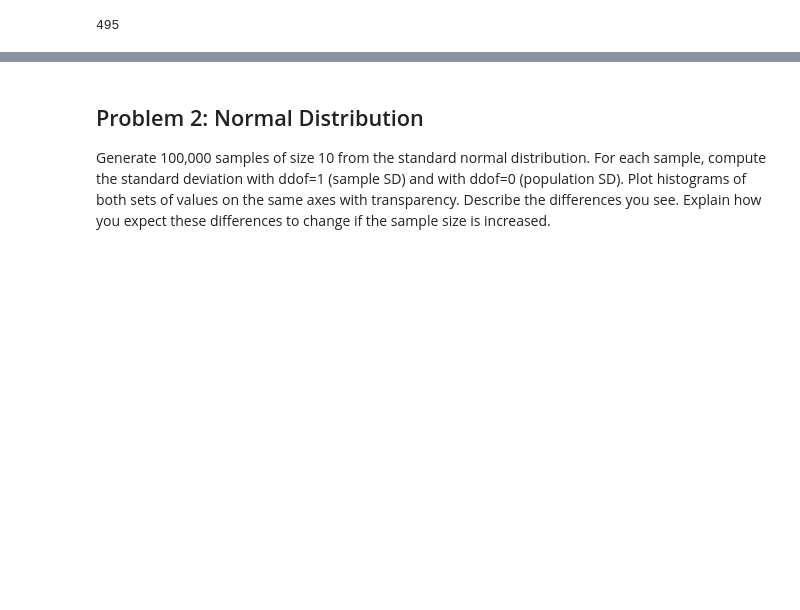
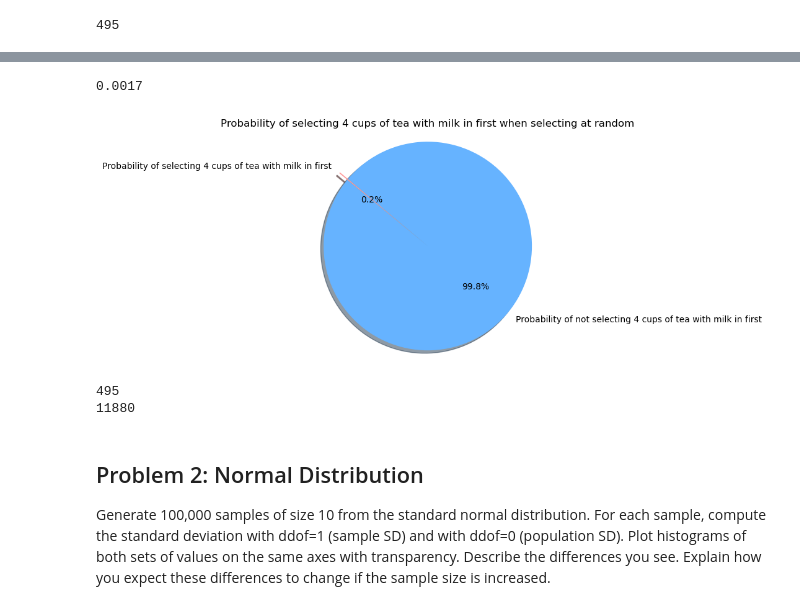
Before and after one commit to Jennyicano/applied-statistics, a Jupyter notebook: problems.ipynb, the cells around one changed output, grey strips where cells are left out. Saved outputs shown, nothing was run; the diff lists cells and outputs as text; code cells hidden in the pictures; blank space fills up the shorter version.

```diff
--- a/problems.ipynb
+++ b/problems.ipynb
@@ -226,3 +314,26 @@ plt.show()
+# %%
+# looking in pie chart for the percent chances of selecting 4 cups of tea with milk in first when selecting at random
+# chances of selecting 4 cups of tea with milk in first when selecting at random
+probability = successes / trials
+print(probability)
+probability_percentage = probability * 100
+probability_percentage
+labels = ['Probability of selecting 4 cups of tea with milk in first', 'Probability of not selecting 4 cups of tea with milk in first']
+sizes = [probability_percentage, 100 - probability_percentage]
+colors = ['#ff9999','#66b3ff']
+explode = (0.1, 0)
+plt.pie(sizes, explode=explode, labels=labels, colors=colors, autopct='%1.1f%%', shadow=True, startangle=140)
+plt.axis('equal')
+plt.title('Probability of selecting 4 cups of tea with milk in first when selecting at random')
+plt.show()
+
+print(no_combs)
+print(ways_ordered)
+# %% [output]
+0.0017
+[figure, added]
+495
+11880
 # %% [markdown]
 ## Problem 2: Normal Distribution
 
```
Also changed, not shown: parts of 22 cells of this notebook.
